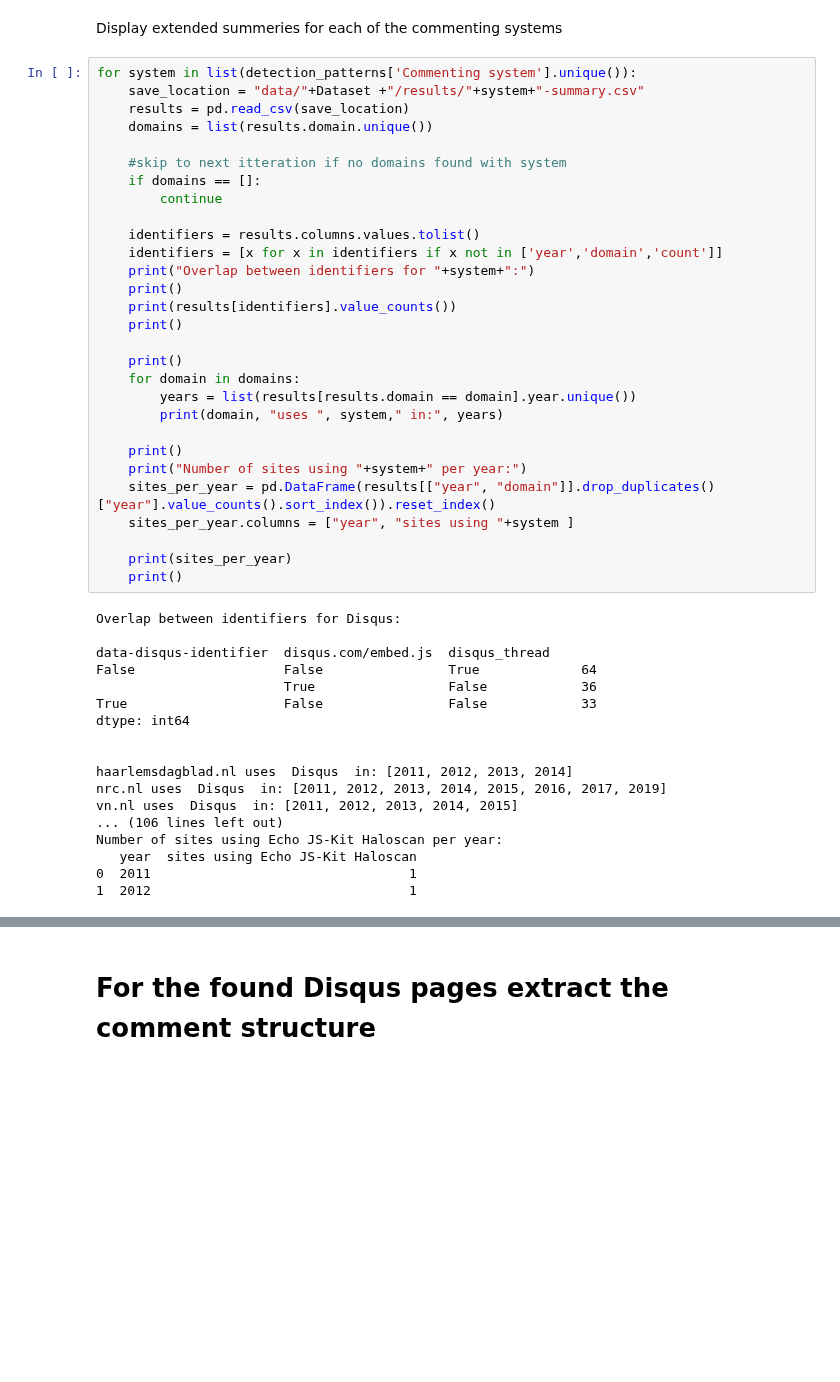
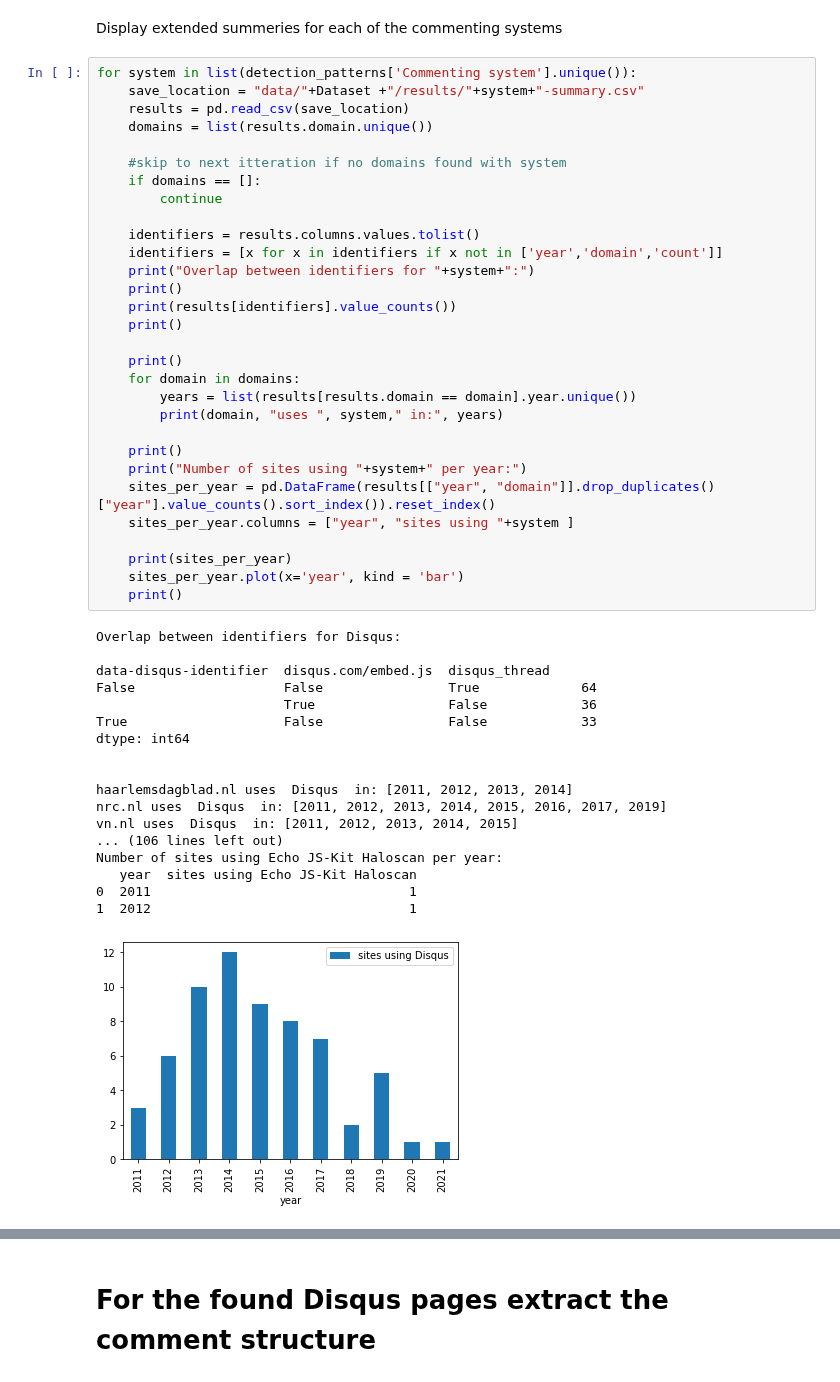
Before and after one commit to smootyboy/ARCH_News_Comments, a Jupyter notebook: Comment_Extraction.ipynb, the cells around one changed output, grey strips where cells are left out. Drawn from its saved outputs; the diff is of its cells as text; blank space fills up the shorter version.

Commit message:
Added basic plots
added basic visualistions of the commenting systems throughout the years

```diff
--- a/Comment_Extraction.ipynb
+++ b/Comment_Extraction.ipynb
@@ -226,30 +228,32 @@ for system in list(detection_patterns['Commenting system'].unique()):
     print()
     for domain in domains:
         years = list(results[results.domain == domain].year.unique())
         print(domain, "uses ", system," in:", years)
 
     print()
     print("Number of sites using "+system+" per year:")
     sites_per_year = pd.DataFrame(results[["year", "domain"]].drop_duplicates()["year"].value_counts().sort_index()).reset_index()
     sites_per_year.columns = ["year", "sites using "+system ]
 
     print(sites_per_year)
+    sites_per_year.plot(x='year', kind = 'bar')
     print()
 # %% [output]
 Overlap between identifiers for Disqus:
 
 data-disqus-identifier  disqus.com/embed.js  disqus_thread
 False                   False                True             64
                         True                 False            36
 True                    False                False            33
 dtype: int64
 
 
 haarlemsdagblad.nl uses  Disqus  in: [2011, 2012, 2013, 2014]
 nrc.nl uses  Disqus  in: [2011, 2012, 2013, 2014, 2015, 2016, 2017, 2019]
 vn.nl uses  Disqus  in: [2011, 2012, 2013, 2014, 2015]
 ... (106 lines left out)
 Number of sites using Echo JS-Kit Haloscan per year:
    year  sites using Echo JS-Kit Haloscan
 0  2011                                 1
 1  2012                                 1
+[figure, added]
```
Also changed, not shown: parts of 2 cells of this notebook.
